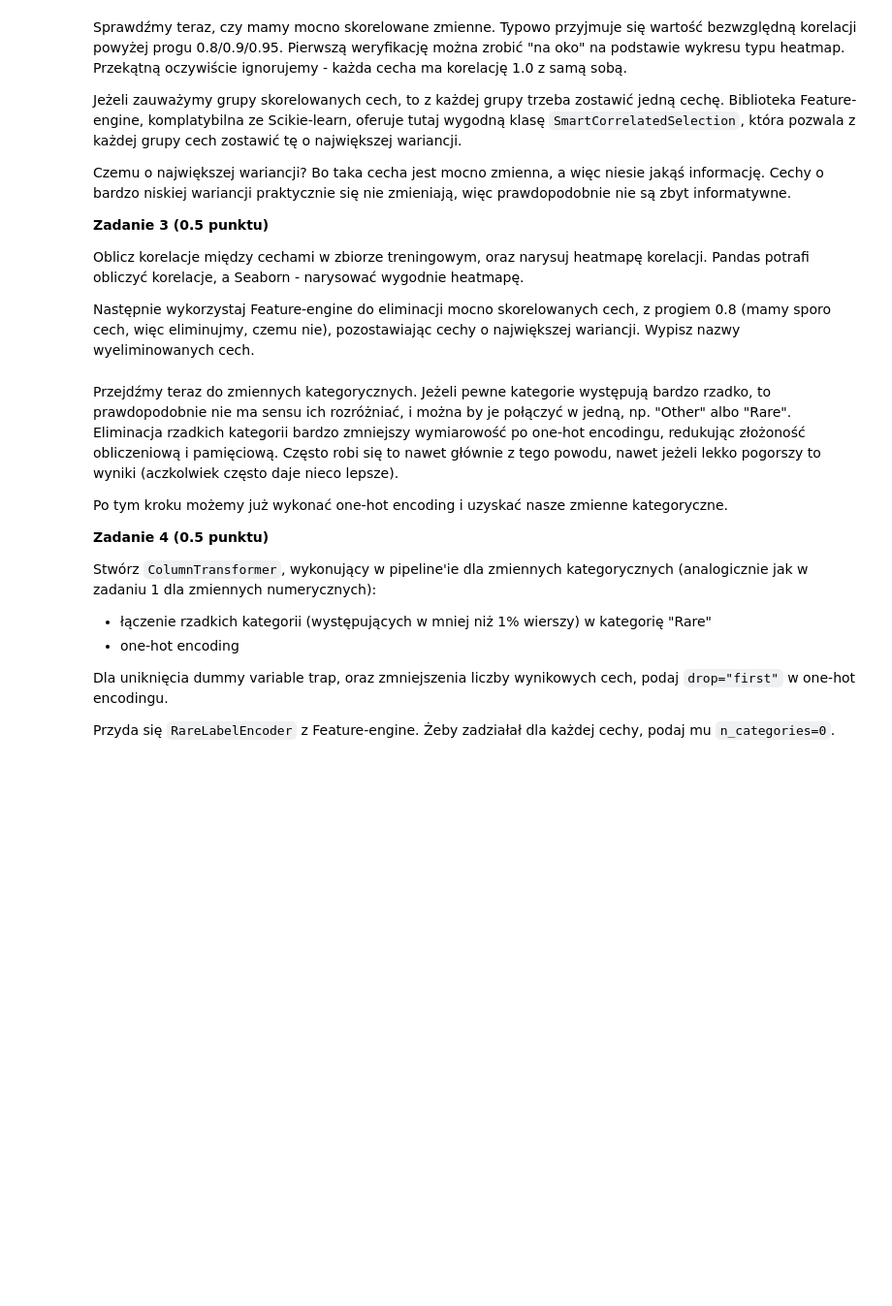
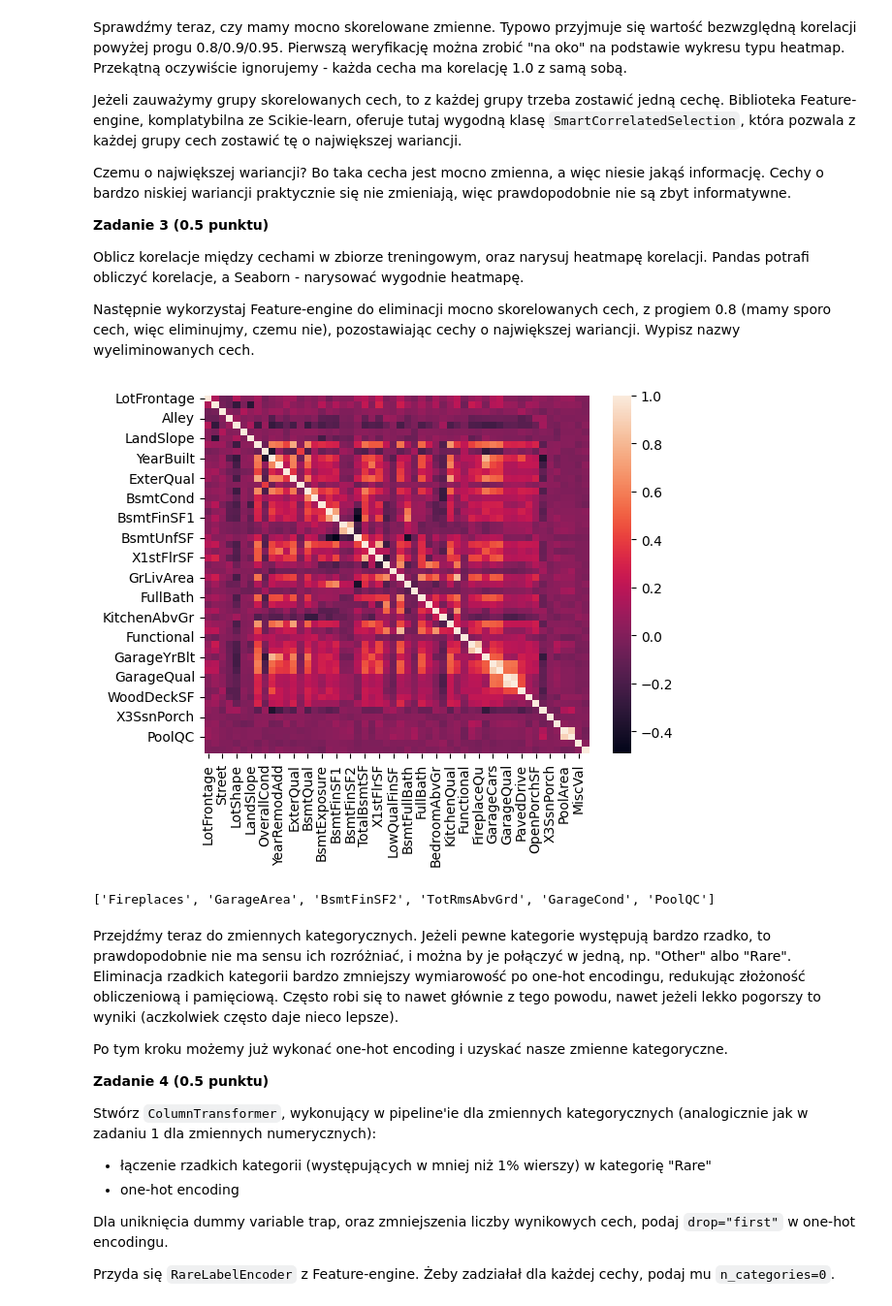
Before and after one commit to wiktorperczak/podstawy-uczenia-maszynowego-24-25, a Jupyter notebook: lab1/notebook.ipynb, the cells around one changed output. Shown at 97% size. Saved outputs shown, nothing was run; the diff lists cells and outputs as text; code cells hidden in the pictures; blank space fills up the shorter version.

```diff
--- a/lab1/notebook.ipynb
+++ b/lab1/notebook.ipynb
@@ -325,6 +372,24 @@ Pamiętaj, żeby we wszystkich kolejnych zadaniach zastosować taką samą trans
 Wybierz same zmienne numeryczne. Dokonaj imputacji wartości brakujących medianą, oraz przeskaluj wartości do zakresu $[0, 1]$. Przydatne klasy: `ColumnTransformer`, `Pipeline`, `SimpleImputer`, `MinMaxScaler`.
 
 Domyślnie `ColumnTransformer` dopisuje do nazw cech wyjściowych nazwę transformera jako prefix. Bywa to dość nieczytelne i problematyczne w dalszym przetwarzaniu danych. Żeby to wyłączyć, przekaż opcję `verbose_feature_names_out=False`.
+# %%
+from sklearn.compose import ColumnTransformer
+from sklearn.impute import SimpleImputer
+from sklearn.pipeline import Pipeline
+from sklearn.preprocessing import MinMaxScaler
+
+pipeline = Pipeline([
+    ('imputer', SimpleImputer()),
+    ('scaler', MinMaxScaler())
+])
+
+column_transformer = ColumnTransformer(
+    transformers=[("numerical", pipeline, numerical_features)],
+    verbose_feature_names_out=False
+)
+
+X_train_numerical = column_transformer.fit_transform(X_train_raw)
+X_test_numerical = column_transformer.transform(X_test_raw)
 # %% [markdown]
 Sprawdźmy teraz, czy mamy mocno skorelowane zmienne. Typowo przyjmuje się wartość bezwzględną korelacji powyżej progu 0.8/0.9/0.95. Pierwszą weryfikację można zrobić "na oko" na podstawie wykresu typu heatmap. Przekątną oczywiście ignorujemy - każda cecha ma korelację 1.0 z samą sobą.
 
@@ -337,6 +402,24 @@ Czemu o największej wariancji? Bo taka cecha jest mocno zmienna, a więc niesie
 Oblicz korelacje między cechami w zbiorze treningowym, oraz narysuj heatmapę korelacji. Pandas potrafi obliczyć korelacje, a Seaborn - narysować wygodnie heatmapę.
 
 Następnie wykorzystaj Feature-engine do eliminacji mocno skorelowanych cech, z progiem 0.8 (mamy sporo cech, więc eliminujmy, czemu nie), pozostawiając cechy o największej wariancji. Wypisz nazwy wyeliminowanych cech.
+# %%
+import seaborn as sn
+from feature_engine.selection import SmartCorrelatedSelection
+
+sn.heatmap(X_train_numerical[numerical_features].corr())
+plt.show()
+
+tr = SmartCorrelatedSelection(
+    threshold=0.8,
+    selection_method="variance",
+)
+
+X_train_num_corr = tr.fit_transform(X_train_numerical)
+X_test_num_corr = tr.transform(X_test_numerical)
+print(tr.features_to_drop_)
+# %% [output]
+[figure, added]
+['Fireplaces', 'GarageArea', 'BsmtFinSF2', 'TotRmsAbvGrd', 'GarageCond', 'PoolQC']
 # %% [markdown]
 Przejdźmy teraz do zmiennych kategorycznych. Jeżeli pewne kategorie występują bardzo rzadko, to prawdopodobnie nie ma sensu ich rozróżniać, i można by je połączyć w jedną, np. "Other" albo "Rare". Eliminacja rzadkich kategorii bardzo zmniejszy wymiarowość po one-hot encodingu, redukując złożoność obliczeniową i pamięciową. Często robi się to nawet głównie z tego powodu, nawet jeżeli lekko pogorszy to wyniki (aczkolwiek często daje nieco lepsze).
 
```
Also changed, not shown: parts of 8 cells of this notebook.
